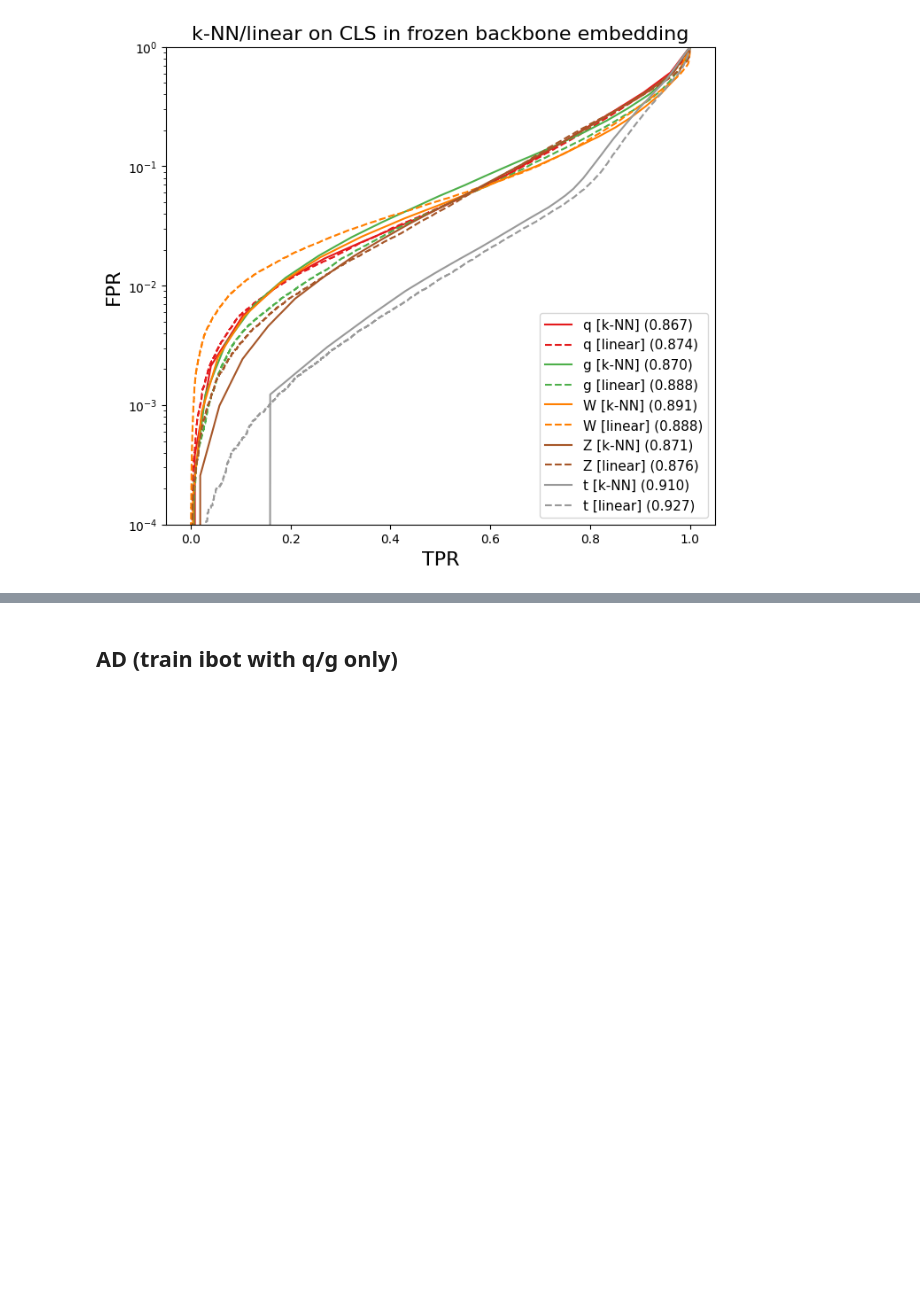
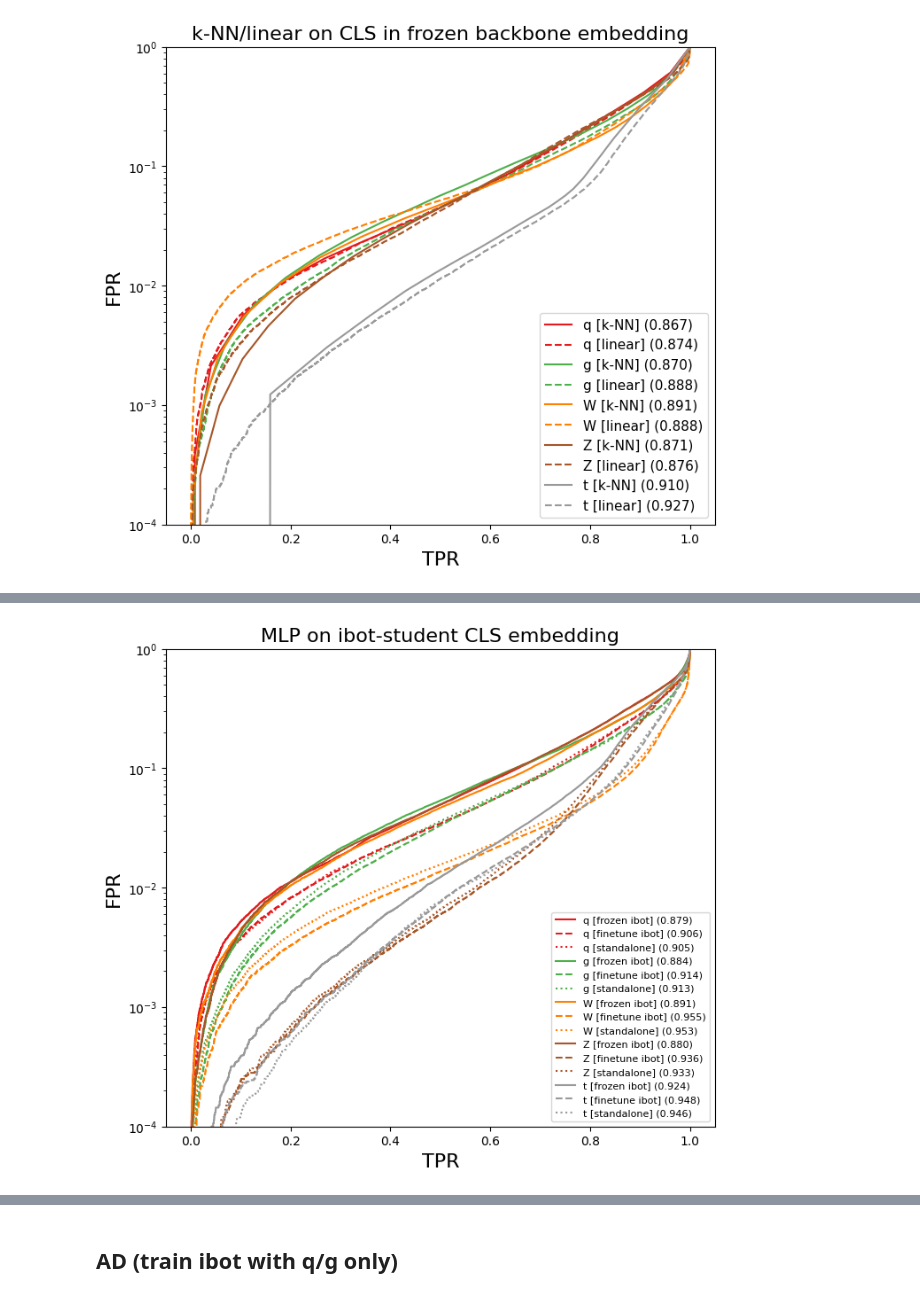
Before and after one commit to hftsoi/ssl_ad, a Jupyter notebook: ibot.ipynb, the cells around one changed output, grey strips where cells are left out. Drawn from its saved outputs; the diff is of its cells as text; code cells hidden in the pictures; blank space fills up the shorter version.

Commit message:
mlp on ibot cls embedding

```diff
--- a/ibot.ipynb
+++ b/ibot.ipynb
@@ -719,0 +821,38 @@ plt.show()
+# %%
+y_pred = model.predict(x_test)
+y_pred_ft = model_ft.predict(x_test)
+y_pred_standalone = model_standalone.predict(x_test)
+
+acc_model = accuracy_score(y_test.argmax(axis=1), y_pred.argmax(axis=1))
+acc_ft = accuracy_score(y_test.argmax(axis=1), y_pred_ft.argmax(axis=1))
+acc_standalone = accuracy_score(y_test.argmax(axis=1), y_pred_standalone.argmax(axis=1))
+
+print(f"acc: {acc_model:.3f}")
+print(f"finetune acc: {acc_ft:.3f}")
+print(f"standalone acc: {acc_standalone:.3f}")
+
+plt.figure(figsize=(8,7))
+colors = plt.cm.Set1(np.linspace(0,1,5))
+class_names = ['q','g','W','Z','t']
+
+for k,c in enumerate(class_names):
+    fpr_f, tpr_f, _ = roc_curve(y_test[:,k], y_pred[:,k])
+    auc_f = auc(fpr_f, tpr_f)
+    plt.plot(tpr_f, fpr_f, color=colors[k], lw=1.5, linestyle='-', label=f"{c} [frozen ibot] ({auc_f:.3f})")
+
+    fpr_ft, tpr_ft, _ = roc_curve(y_test[:,k], y_pred_ft[:,k])
+    auc_ft = auc(fpr_ft, tpr_ft)
+    plt.plot(tpr_ft, fpr_ft, color=colors[k], lw=1.5, linestyle='--', label=f"{c} [finetune ibot] ({auc_ft:.3f})")
+
+    fpr_s, tpr_s, _ = roc_curve(y_test[:,k], y_pred_standalone[:,k])
+    auc_s = auc(fpr_s, tpr_s)
+    plt.plot(tpr_s, fpr_s, color=colors[k], lw=1.5, linestyle='dotted', label=f"{c} [standalone] ({auc_s:.3f})")
+
+plt.xlabel("TPR", size=16)
+plt.ylabel("FPR", size=16)
+plt.yscale("log")
+plt.ylim(1e-4,1)
+plt.title("MLP on ibot-student CLS embedding", size=16)
+plt.legend(fontsize=8)
+plt.show()
+# %% [output]
@@ -719,0 +865 @@ plt.show()
+[figure, added]
```
Also changed, not shown: parts of 5 cells of this notebook.
